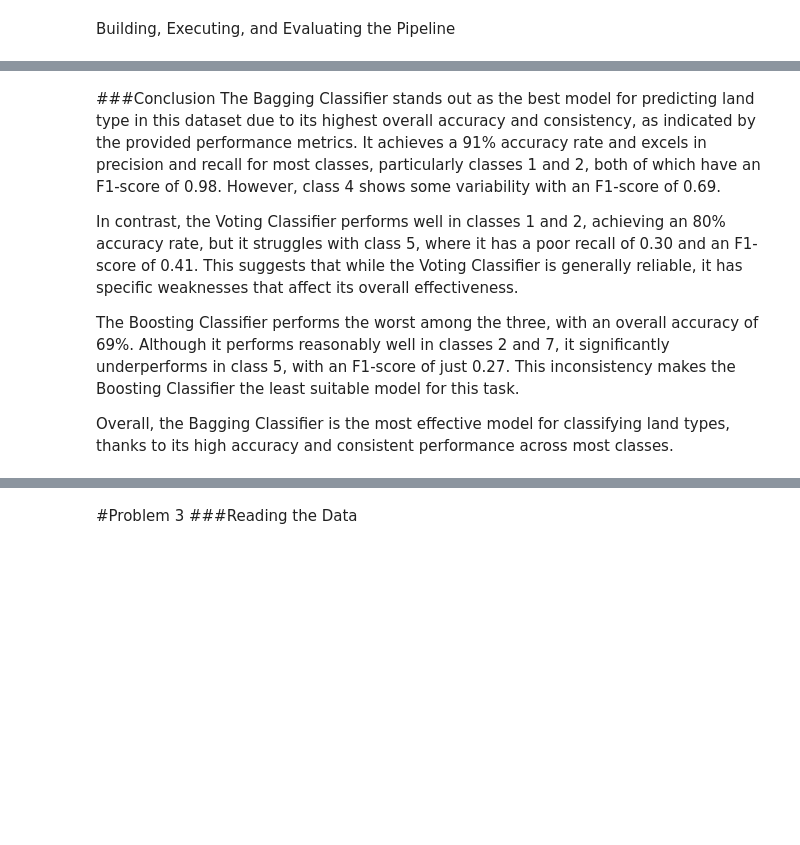
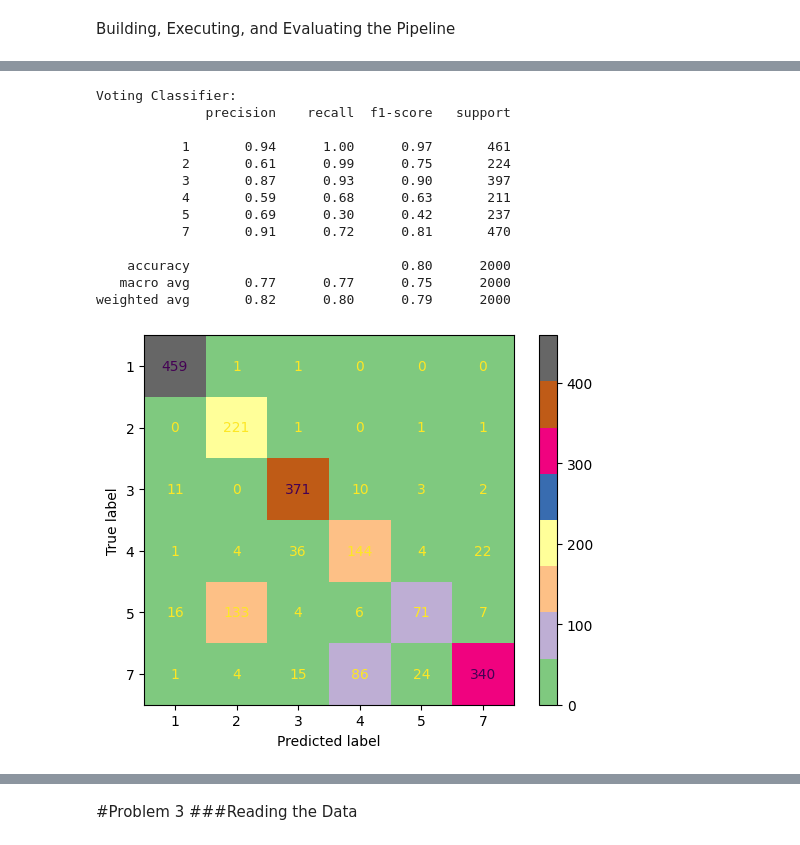
Before and after one commit to ToshiroHJJZ/Machine_Learning_in_the_Cloud, a Jupyter notebook: MLA5_JP.ipynb, the cells around one changed output, grey strips where cells are left out. Cells and saved outputs as stored; diff of their text form; code cells hidden in the pictures; blank space fills up the shorter version.

```diff
--- a/MLA5_JP.ipynb
+++ b/MLA5_JP.ipynb
@@ -291,9 +190,12 @@ weighted avg       0.91      0.91      0.91      2000
-# %% [markdown]
-###Conclusion
-The Bagging Classifier stands out as the best model for predicting land type in this dataset due to its highest overall accuracy and consistency, as indicated by the provided performance metrics. It achieves a 91% accuracy rate and excels in precision and recall for most classes, particularly classes 1 and 2, both of which have an F1-score of 0.98. However, class 4 shows some variability with an F1-score of 0.69.
-
-In contrast, the Voting Classifier performs well in classes 1 and 2, achieving an 80% accuracy rate, but it struggles with class 5, where it has a poor recall of 0.30 and an F1-score of 0.41. This suggests that while the Voting Classifier is generally reliable, it has specific weaknesses that affect its overall effectiveness.
-
-The Boosting Classifier performs the worst among the three, with an overall accuracy of 69%. Although it performs reasonably well in classes 2 and 7, it significantly underperforms in class 5, with an F1-score of just 0.27. This inconsistency makes the Boosting Classifier the least suitable model for this task.
-
-Overall, the Bagging Classifier is the most effective model for classifying land types, thanks to its high accuracy and consistent performance across most classes.
+# %%
+# Create a Voting Classifier
+randomforest_clasifier = RandomForestClassifier()
+ada_clasifier = AdaBoostClassifier()
+
+voting_clf = VotingClassifier(estimators=[('rf', randomforest_clasifier), ('ada', ada_clasifier)], voting='hard')
+
+# Create a Bagging Classifier
+bagging_clf = BaggingClassifier(estimator=randomforest_clasifier, n_estimators=10, random_state=42)
+
+# Create a Boosting Classifier
+boosting_clf = AdaBoostClassifier(estimator=randomforest_clasifier, n_estimators=50, random_state=42)
@@ -299,0 +221,43 @@ Overall, the Bagging Classifier is the most effective model for classifying land
+# %%
+# Fit and evaluate the Voting Classifier
+pipeline_voting.fit(x_train, y_train)
+y_pred_voting = pipeline_voting.predict(x_test)
+print("Voting Classifier:")
+print(classification_report(y_test, y_pred_voting))
+
+# Create the ConfusionMatrixDisplay object
+cm_display1 = ConfusionMatrixDisplay.from_estimator(pipeline_voting, x_test, y_test)
+
+# Access the plotted image and change its colormap
+cm_display1.im_.set_cmap('Accent')
+
+plt.show()
+
+#supported values are 'Accent', 'Accent_r', 'Blues', 'Blues_r',
+#'BrBG', 'BrBG_r', 'BuGn', 'BuGn_r', 'BuPu', 'BuPu_r', 'CMRmap', 'CMRmap_r', 'Dark2', 'Dark2_r', 'GnBu',
+# 'GnBu_r', 'Grays', 'Greens', 'Greens_r', 'Greys', 'Greys_r', 'OrRd', 'OrRd_r', 'Oranges', 'Oranges_r', 'PRGn', 'PRGn_r',
+ #'Paired', 'Paired_r', 'Pastel1', 'Pastel1_r', 'Pastel2', 'Pastel2_r', 'PiYG', 'PiYG_r', 'PuBu', 'PuBuGn', 'PuBuGn_r',
+ #'PuBu_r', 'PuOr', 'PuOr_r', 'PuRd', 'PuRd_r', 'Purples', 'Purples_r', 'RdBu', 'RdBu_r', 'RdGy', 'RdGy_r', 'RdPu', 'RdPu_r',
+ # 'RdYlBu', 'RdYlBu_r', 'RdYlGn', 'RdYlGn_r', 'Reds', 'Reds_r', 'Set1', 'Set1_r', 'Set2', 'Set2_r', 'Set3', 'Set3_r',
+ #  'Spectral', 'Spectral_r', 'Wistia', 'Wistia_r', 'YlGn', 'YlGnBu', 'YlGnBu_r', 'YlGn_r', 'YlOrBr', 'YlOrBr_r', 'YlOrRd',
+  # 'YlOrRd_r', 'afmhot', 'afmhot_r', 'autumn', 'autumn_r', 'binary', 'binary_r', 'bone', 'bone_r', 'brg', 'brg_r', 'bwr',
+   #'bwr_r', 'cividis', 'cividis_r', 'cool', 'cool_r', 'coolwarm', 'coolwarm_r', 'copper', 'copper_r', 'crest', 'crest_r',
+   # 'cubehelix', 'cubehelix_r', 'flag', 'flag_r', 'flare', 'flare_r', 'gist_earth', 'gist_earth_r', 'gist_gray', 'gist_gray_r',
+   #  'gist_grey', 'gist_heat', 'gist_heat_r', 'gist_ncar', 'gist_ncar_r', 'gist_rainbow', 'gist_rainbow_r', 'gist_stern',
+    # 'gist_stern_r', 'gist_yarg', 'gist_yarg_r', 'gist_yerg', 'gnuplot', 'gnuplot2', 'gnuplot2_r', 'gnuplot_r', 'gray',
+    # 'gray_r', 'grey', 'hot', 'hot_r', 'hsv', 'hsv_r', 'icefire', 'icefire_r', ...
+# %% [output]
+Voting Classifier:
+              precision    recall  f1-score   support
+
+           1       0.94      1.00      0.97       461
+           2       0.61      0.99      0.75       224
+           3       0.87      0.93      0.90       397
+           4       0.59      0.68      0.63       211
+           5       0.69      0.30      0.42       237
+           7       0.91      0.72      0.81       470
+
+    accuracy                           0.80      2000
+   macro avg       0.77      0.77      0.75      2000
+weighted avg       0.82      0.80      0.79      2000
+[figure, added]
```
Also changed, not shown: parts of 28 cells of this notebook.
